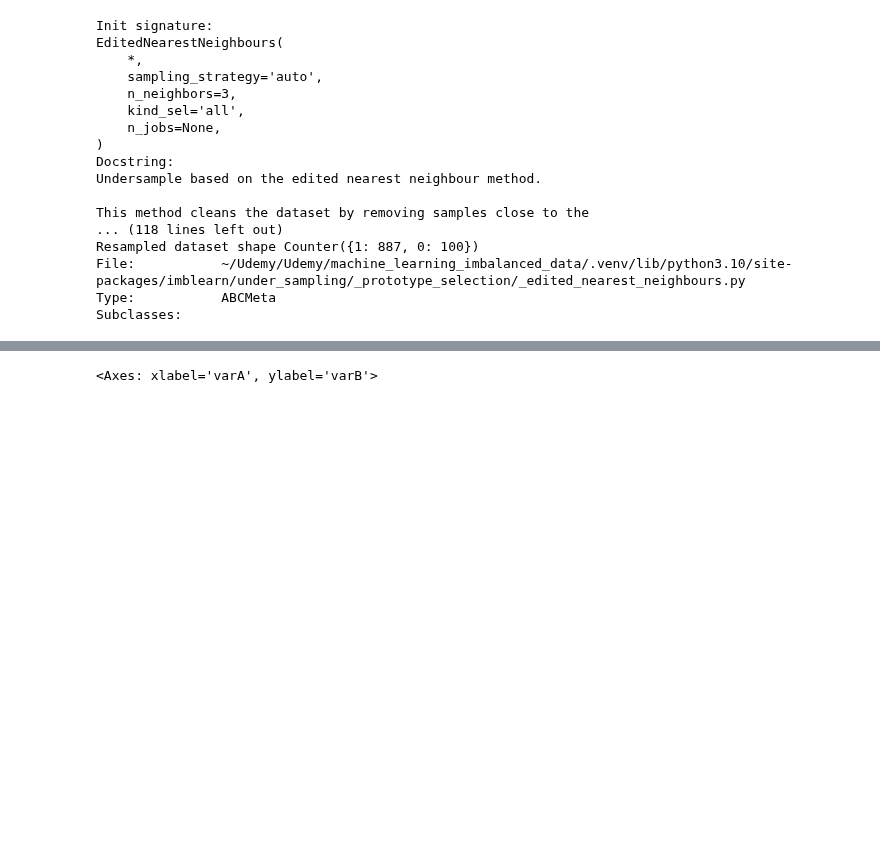
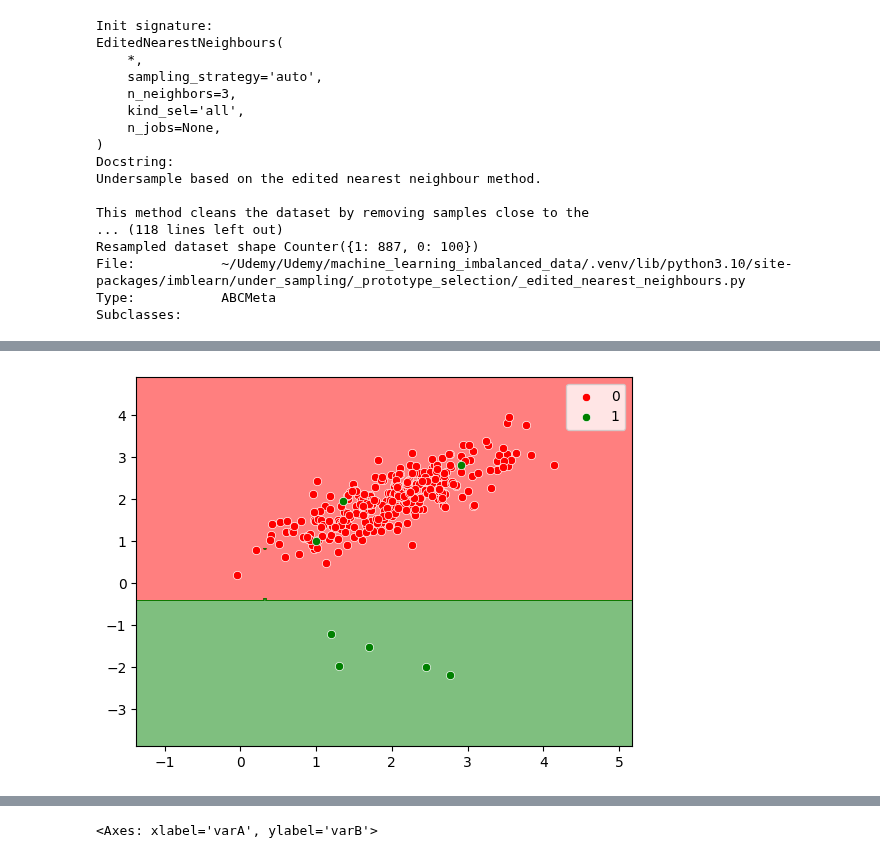
Before and after one commit to MaximillianJacob/Udemy, a Jupyter notebook: machine_learning_imbalanced_data/5_Undersampling/5.1_EditedNearestNeighbours.ipynb, the cells around one changed output, grey strips where cells are left out. Drawn from its saved outputs; the diff is of its cells as text; code cells hidden in the pictures; blank space fills up the shorter version.

```diff
--- a/machine_learning_imbalanced_data/5_Undersampling/5.1_EditedNearestNeighbours.ipynb
+++ b/machine_learning_imbalanced_data/5_Undersampling/5.1_EditedNearestNeighbours.ipynb
@@ -76,4 +80,4 @@ enn = EditedNearestNeighbours(
                             n_jobs=-1
 )
 # %%
-X_resampled, y_resampled = enn.fit_resample(X, y)
+X_resampled, y_resampled = enn.fit_resample(X_train, y_train)
@@ -79,0 +97,4 @@ X_resampled, y_resampled = enn.fit_resample(X, y)
+# %%
+pdb(rf, X_resampled, X_test, y_resampled, y_test)
+# %% [output]
+[figure, added]
```
Also changed, not shown: parts of 11 cells of this notebook, 1 other file.
